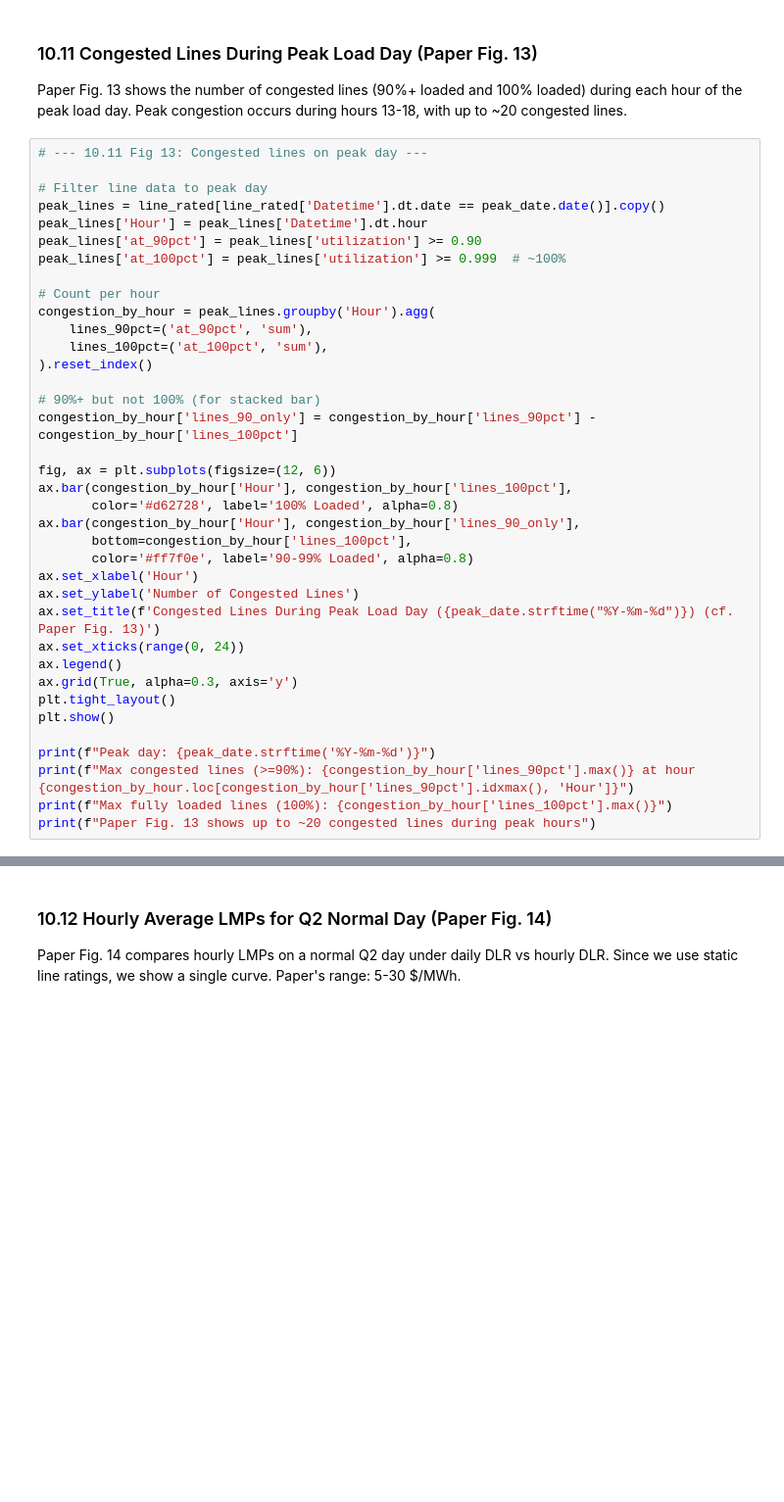
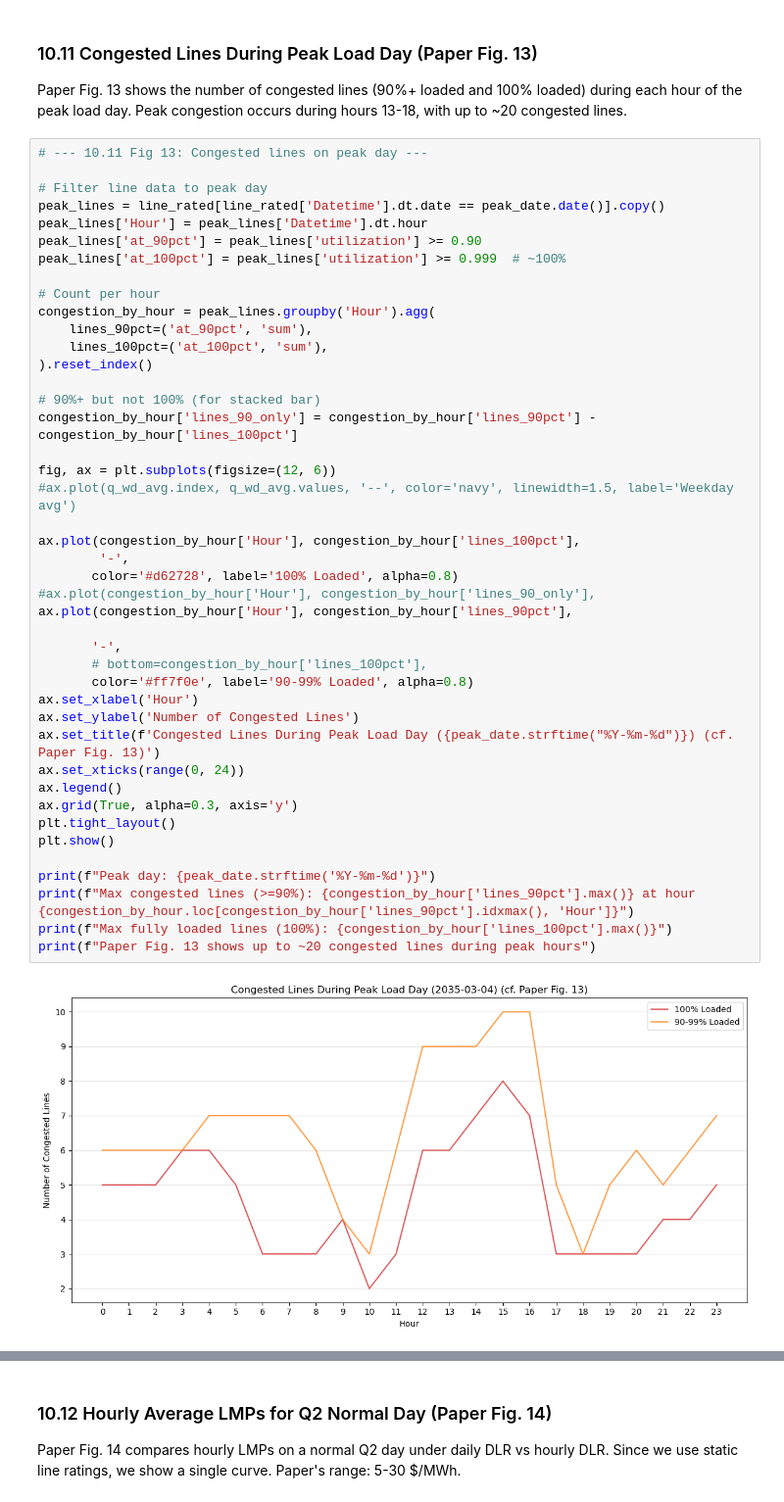
Before and after one commit to ylu283/idaes-gtep, a Jupyter notebook: gtep/pcm_analysis/prescient_lmp_analysis.ipynb, the cells around one changed output, grey strips where cells are left out. Shown at 98% size. Cells and saved outputs as stored; diff of their text form; blank space fills up the shorter version.

```diff
--- a/gtep/pcm_analysis/prescient_lmp_analysis.ipynb
+++ b/gtep/pcm_analysis/prescient_lmp_analysis.ipynb
@@ -1693,33 +1992,41 @@ Paper Fig. 13 shows the number of congested lines (90%+ loaded and 100% loaded)
 peak_lines = line_rated[line_rated['Datetime'].dt.date == peak_date.date()].copy()
 peak_lines['Hour'] = peak_lines['Datetime'].dt.hour
 peak_lines['at_90pct'] = peak_lines['utilization'] >= 0.90
 peak_lines['at_100pct'] = peak_lines['utilization'] >= 0.999  # ~100%
 
 # Count per hour
 congestion_by_hour = peak_lines.groupby('Hour').agg(
     lines_90pct=('at_90pct', 'sum'),
     lines_100pct=('at_100pct', 'sum'),
 ).reset_index()
 
 # 90%+ but not 100% (for stacked bar)
 congestion_by_hour['lines_90_only'] = congestion_by_hour['lines_90pct'] - congestion_by_hour['lines_100pct']
 
 fig, ax = plt.subplots(figsize=(12, 6))
-ax.bar(congestion_by_hour['Hour'], congestion_by_hour['lines_100pct'],
+#ax.plot(q_wd_avg.index, q_wd_avg.values, '--', color='navy', linewidth=1.5, label='Weekday avg')
+
+ax.plot(congestion_by_hour['Hour'], congestion_by_hour['lines_100pct'],
+        '-',
        color='#d62728', label='100% Loaded', alpha=0.8)
-ax.bar(congestion_by_hour['Hour'], congestion_by_hour['lines_90_only'],
-       bottom=congestion_by_hour['lines_100pct'],
+#ax.plot(congestion_by_hour['Hour'], congestion_by_hour['lines_90_only'],
+ax.plot(congestion_by_hour['Hour'], congestion_by_hour['lines_90pct'],
+
+       '-',
+       # bottom=congestion_by_hour['lines_100pct'],
        color='#ff7f0e', label='90-99% Loaded', alpha=0.8)
 ax.set_xlabel('Hour')
 ax.set_ylabel('Number of Congested Lines')
 ax.set_title(f'Congested Lines During Peak Load Day ({peak_date.strftime("%Y-%m-%d")}) (cf. Paper Fig. 13)')
 ax.set_xticks(range(0, 24))
 ax.legend()
 ax.grid(True, alpha=0.3, axis='y')
 plt.tight_layout()
 plt.show()
 
 print(f"Peak day: {peak_date.strftime('%Y-%m-%d')}")
 print(f"Max congested lines (>=90%): {congestion_by_hour['lines_90pct'].max()} at hour {congestion_by_hour.loc[congestion_by_hour['lines_90pct'].idxmax(), 'Hour']}")
 print(f"Max fully loaded lines (100%): {congestion_by_hour['lines_100pct'].max()}")
 print(f"Paper Fig. 13 shows up to ~20 congested lines during peak hours")
+# %% [output]
+[figure, added]
```
Also changed, not shown: parts of 42 cells of this notebook, 2 other files.
